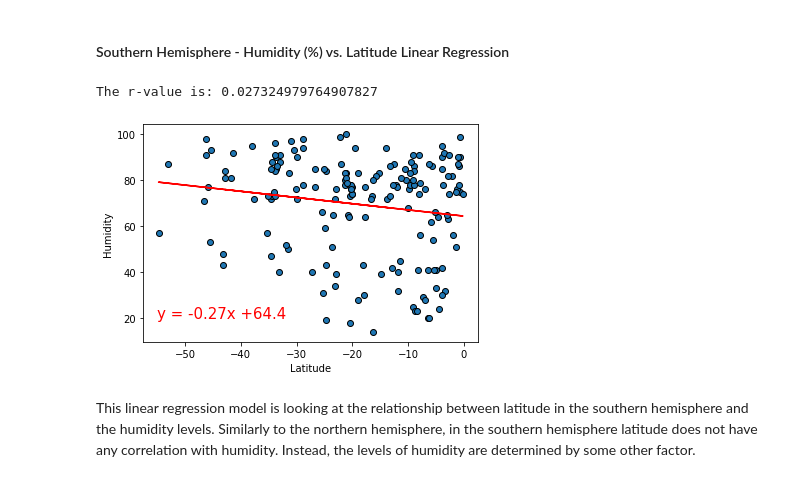
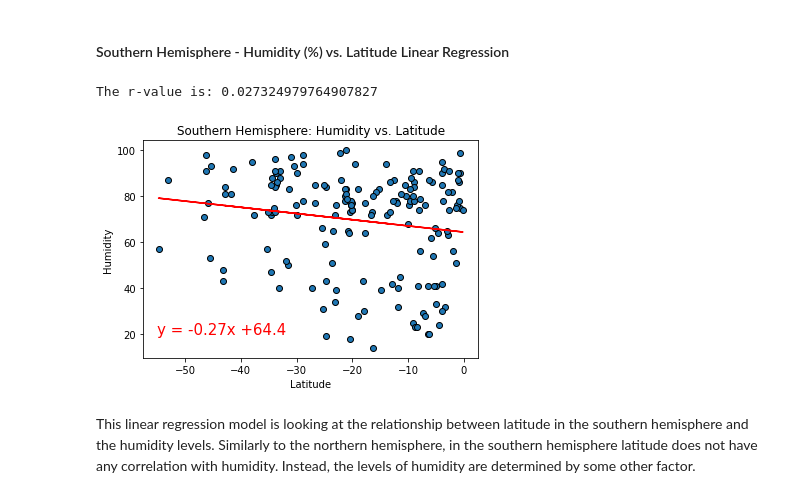
Before and after one commit to apfleegor/python-api-challenge, a Jupyter notebook: WeatherPy/WeatherPy.ipynb, the cells around one changed output. Drawn from its saved outputs; the diff is of its cells as text; code cells hidden in the pictures.

```diff
--- a/WeatherPy/WeatherPy.ipynb
+++ b/WeatherPy/WeatherPy.ipynb
@@ -209,3 +237,5 @@ clean_city_data.head()
+# %%
+clean_city_data = weather_df.copy(deep=True)
 # %%
 # check to make sure that humidity max is less than or equal to 100
 clean_city_data.describe()
@@ -437,34 +470,35 @@ This linear regression model is looking at the relationship between latitude in
 # %%
 # get only southern hemisphere values
 south_lat_values = clean_city_data.loc[clean_city_data['lat'] < 0]['lat']
 south_humid_values = clean_city_data.loc[clean_city_data['lat'] < 0]['Humidity']
 
 # perform linear regression
 (slope, intercept, rvalue, pvalue, stderr) = linregress(south_lat_values, south_humid_values)
 regress_values = south_lat_values * slope + intercept
 
 # create string of line equation
 line_eq = "y = " + str(round(slope,2)) + "x +" + str(round(intercept,2))
 
 # create the scatter plot
 plt.scatter(south_lat_values, south_humid_values, edgecolors='black')
 plt.plot(south_lat_values, regress_values, "r-")
 
 # formatting
 plt.xlabel('Latitude')
 plt.ylabel('Humidity')
+plt.title('Southern Hemisphere: Humidity vs. Latitude')
 plt.annotate(line_eq,(-55,20),fontsize=15,color="red")
 
 # print the r-squared value
 print(f"The r-value is: {rvalue**2}")
 
 # save the plot as an image
 plt.savefig('Images/SouthHumidVLat.png')
 
 plt.show()
 # %% [output]
 The r-value is: 0.027324979764907827
-[figure, old version]
+[figure, new version]
 # %% [markdown]
 This linear regression model is looking at the relationship between latitude in the southern hemisphere and the humidity levels. Similarly to the northern hemisphere, in the southern hemisphere latitude does not have any correlation with humidity. Instead, the levels of humidity are determined by some other factor.
 # %% [markdown]
```
Also changed, not shown: parts of 10 cells of this notebook, 10 other files.
